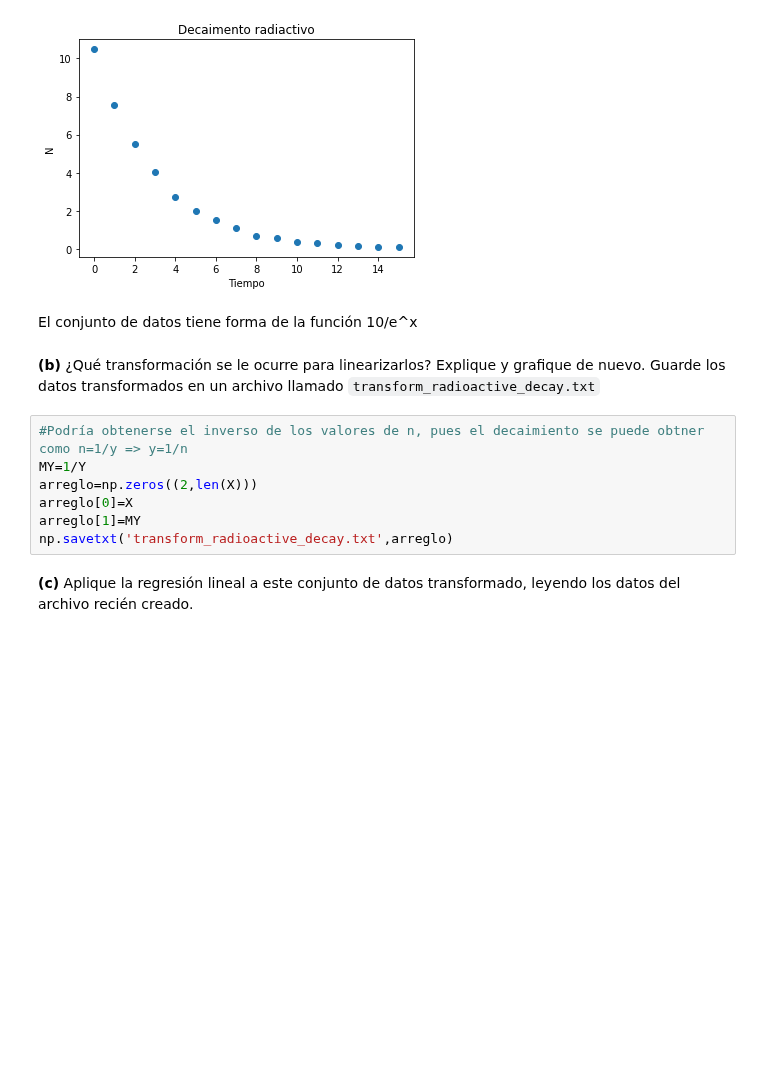
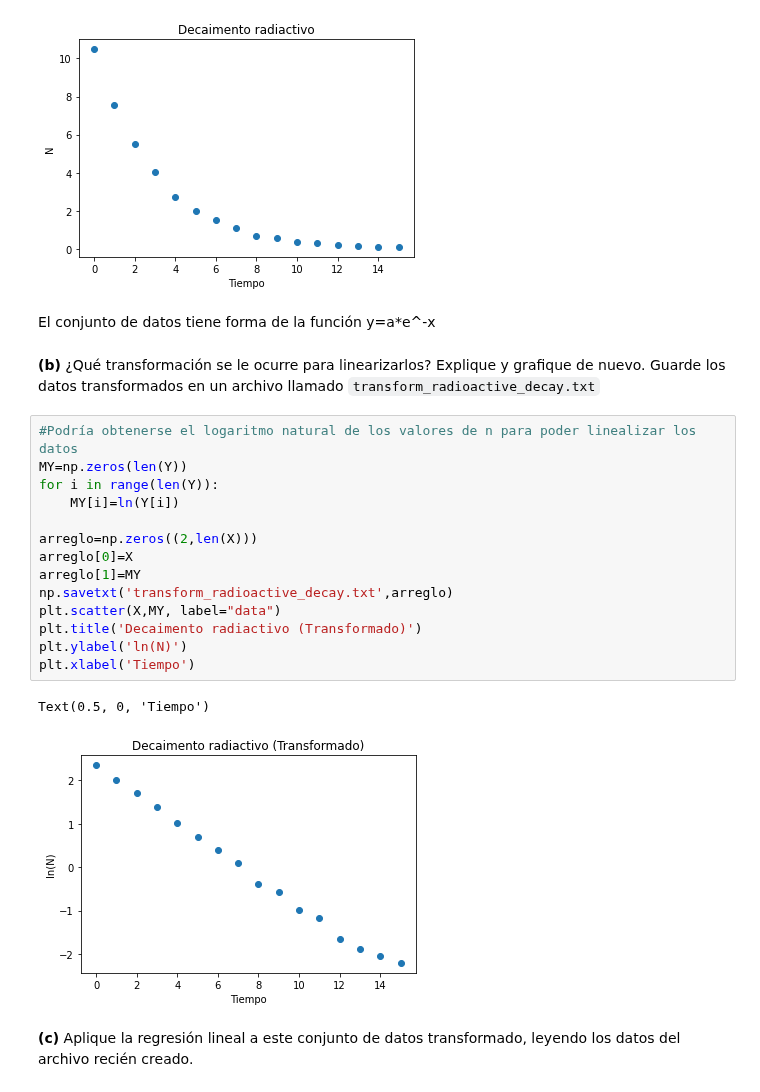
Before and after one commit to jesusigarmor/Matematicas-computacionales-fall2020, a Jupyter notebook: alumnos/RicardoMendezB/CurveFitting_tarea.ipynb, the cells around one changed output. Drawn from its saved outputs; the diff is of its cells as text; blank space fills up the shorter version.

```diff
--- a/alumnos/RicardoMendezB/CurveFitting_tarea.ipynb
+++ b/alumnos/RicardoMendezB/CurveFitting_tarea.ipynb
@@ -326,15 +469,25 @@ plt.xlabel('Tiempo')
 Text(0.5, 0, 'Tiempo')
 [figure]
 # %% [markdown]
-El conjunto de datos tiene forma de la función 10/e^x
+El conjunto de datos tiene forma de la función y=a*e^-x
 # %% [markdown]
 **(b)** ¿Qué transformación se le ocurre para linearizarlos? Explique y grafique de nuevo. Guarde los datos transformados en un archivo llamado `transform_radioactive_decay.txt`
 # %%
-#Podría obtenerse el inverso de los valores de n, pues el decaimiento se puede obtner como n=1/y => y=1/n
-MY=1/Y
+#Podría obtenerse el logaritmo natural de los valores de n para poder linealizar los datos
+MY=np.zeros(len(Y))
+for i in range(len(Y)):
+    MY[i]=ln(Y[i])
+
 arreglo=np.zeros((2,len(X)))
 arreglo[0]=X
 arreglo[1]=MY
 np.savetxt('transform_radioactive_decay.txt',arreglo)
+plt.scatter(X,MY, label="data")
+plt.title('Decaimento radiactivo (Transformado)')
+plt.ylabel('ln(N)')
+plt.xlabel('Tiempo')
+# %% [output]
+Text(0.5, 0, 'Tiempo')
+[figure, added]
 # %% [markdown]
 **(c)** Aplique la regresión lineal a este conjunto de datos transformado, leyendo los datos del archivo recién creado.
```
Also changed, not shown: parts of 28 cells of this notebook, 3 other files.
